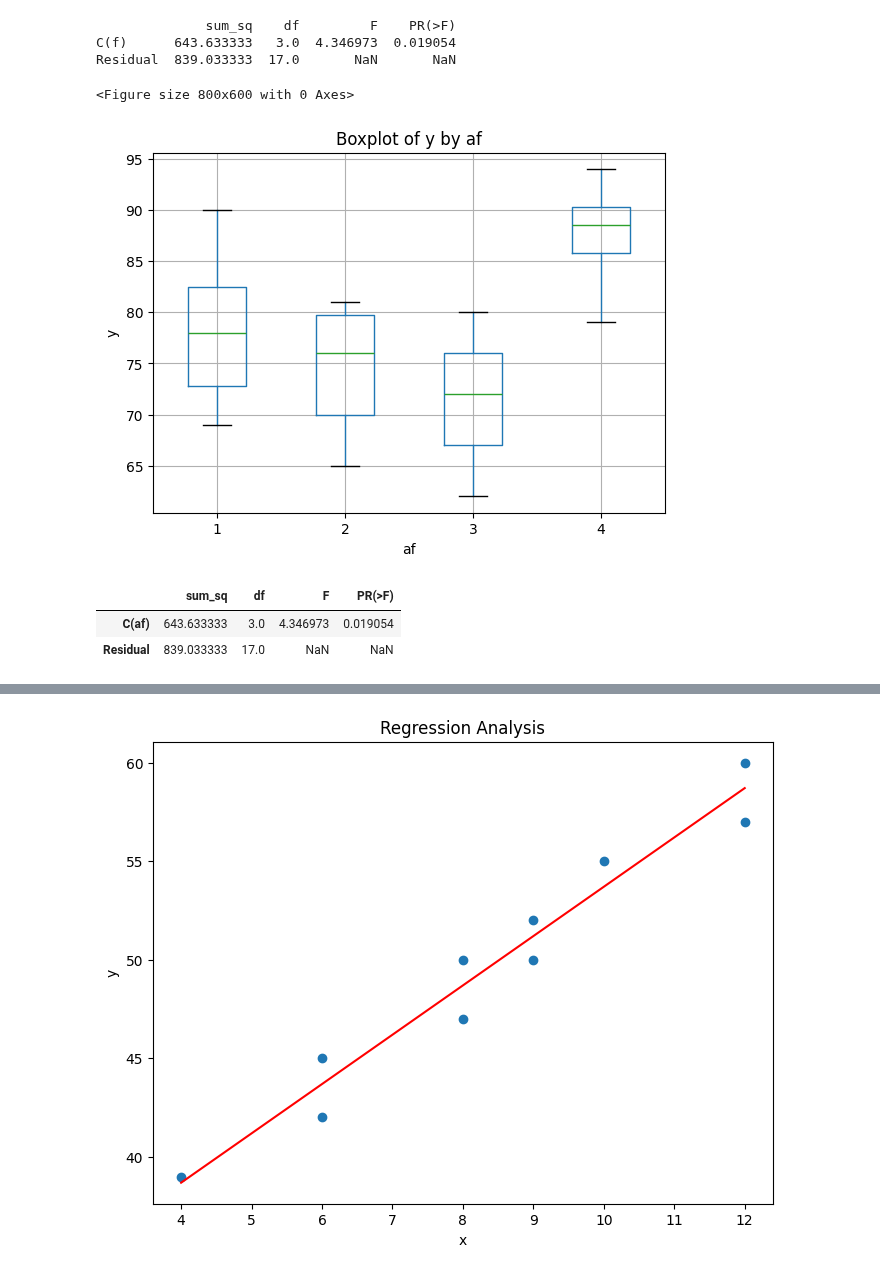
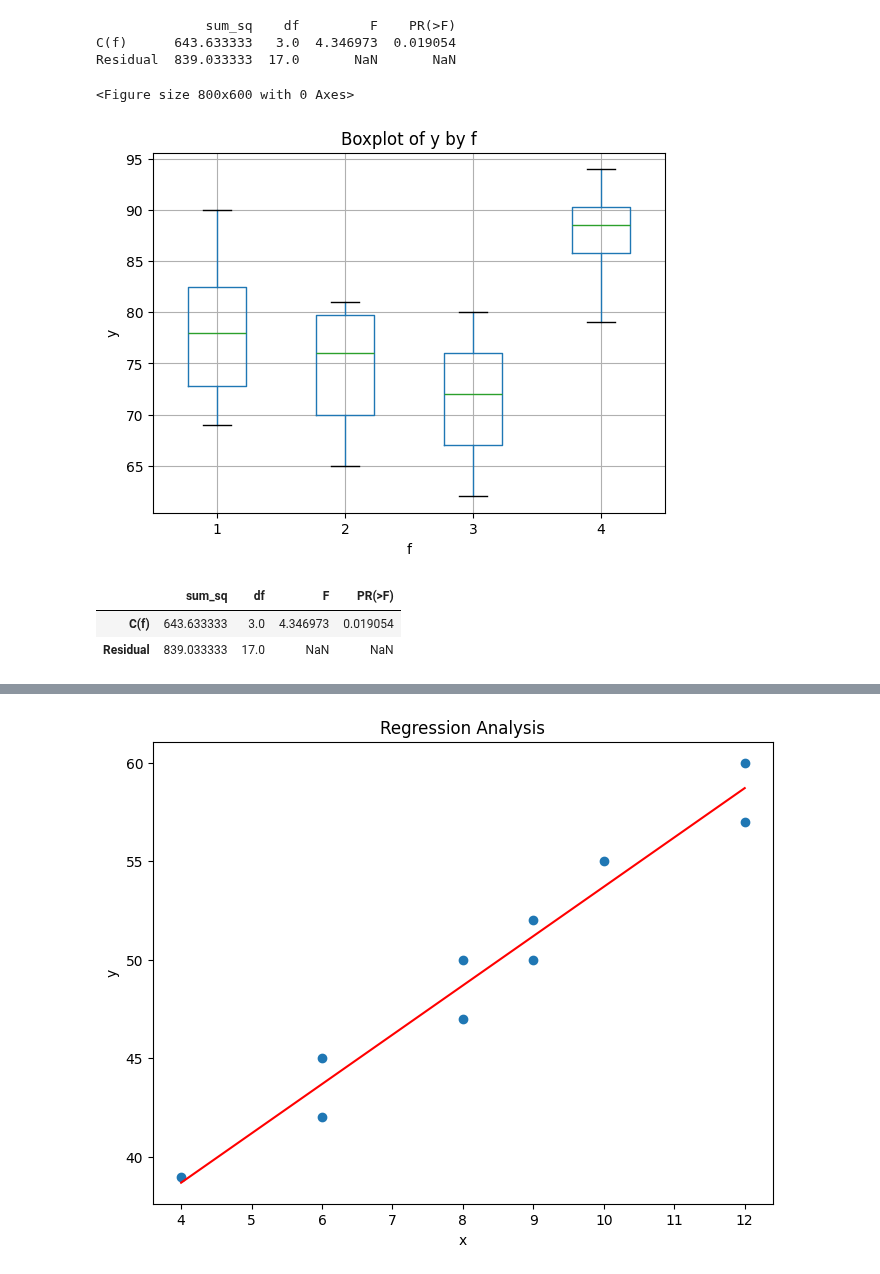
Before and after one commit to ogut77/estat.me, a Jupyter notebook: Chapter5_6_Python.ipynb, the cells around one changed output, grey strips where cells are left out. Cells and saved outputs as stored; diff of their text form; code cells hidden in the pictures.

```diff
--- a/Chapter5_6_Python.ipynb
+++ b/Chapter5_6_Python.ipynb
@@ -108,18 +108,19 @@ C(f)      643.633333   3.0  4.346973  0.019054
 Residual  839.033333  17.0       NaN       NaN
 # %%
 
+import matplotlib.pyplot as plt # Import the pyplot module from matplotlib
 
 # Create the boxplot
 plt.figure(figsize=(8, 6))  # Adjust figure size if needed
-df.boxplot(column='y', by='af')
-plt.title('Boxplot of y by af')
+df.boxplot(column='y', by='f')
+plt.title('Boxplot of y by f')
 plt.suptitle('') # Remove default suptitle
-plt.xlabel('af')
+plt.xlabel('f')
 plt.ylabel('y')
 plt.show()
 # %% [output]
 <Figure size 800x600 with 0 Axes>
-[figure, old version]
+[figure, new version]
 # %%
 
 
@@ -127,7 +128,7 @@ import statsmodels.formula.api as sm
 from statsmodels.stats.anova import anova_lm
 import pandas as pd
 #Fit the model
-model = sm.ols('y ~ C(af)', data=df).fit()
+model = sm.ols('y ~ C(f)', data=df).fit()
 
 # Perform ANOVA
 anova_table = anova_lm(model, typ=2)
@@ -135,7 +136,7 @@ anova_table = anova_lm(model, typ=2)
 anova_table
 # %% [output]
 |  | sum_sq | df | F | PR(>F) |
-| C(af) | 643.633333 | 3.0 | 4.346973 | 0.019054 |
+| C(f) | 643.633333 | 3.0 | 4.346973 | 0.019054 |
 | Residual | 839.033333 | 17.0 | NaN | NaN |
 # %%
 
```
Also changed, not shown: parts of 2 cells of this notebook.
